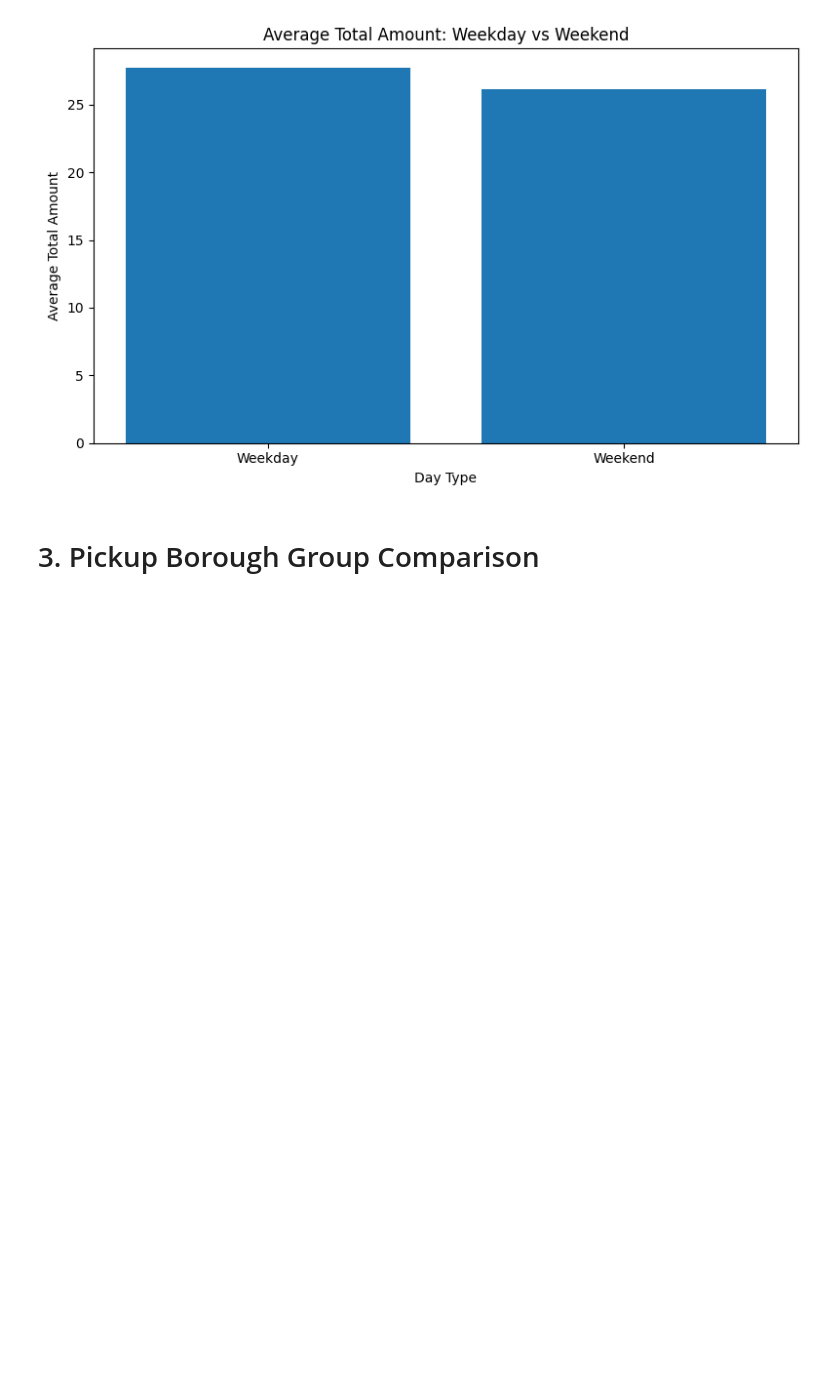
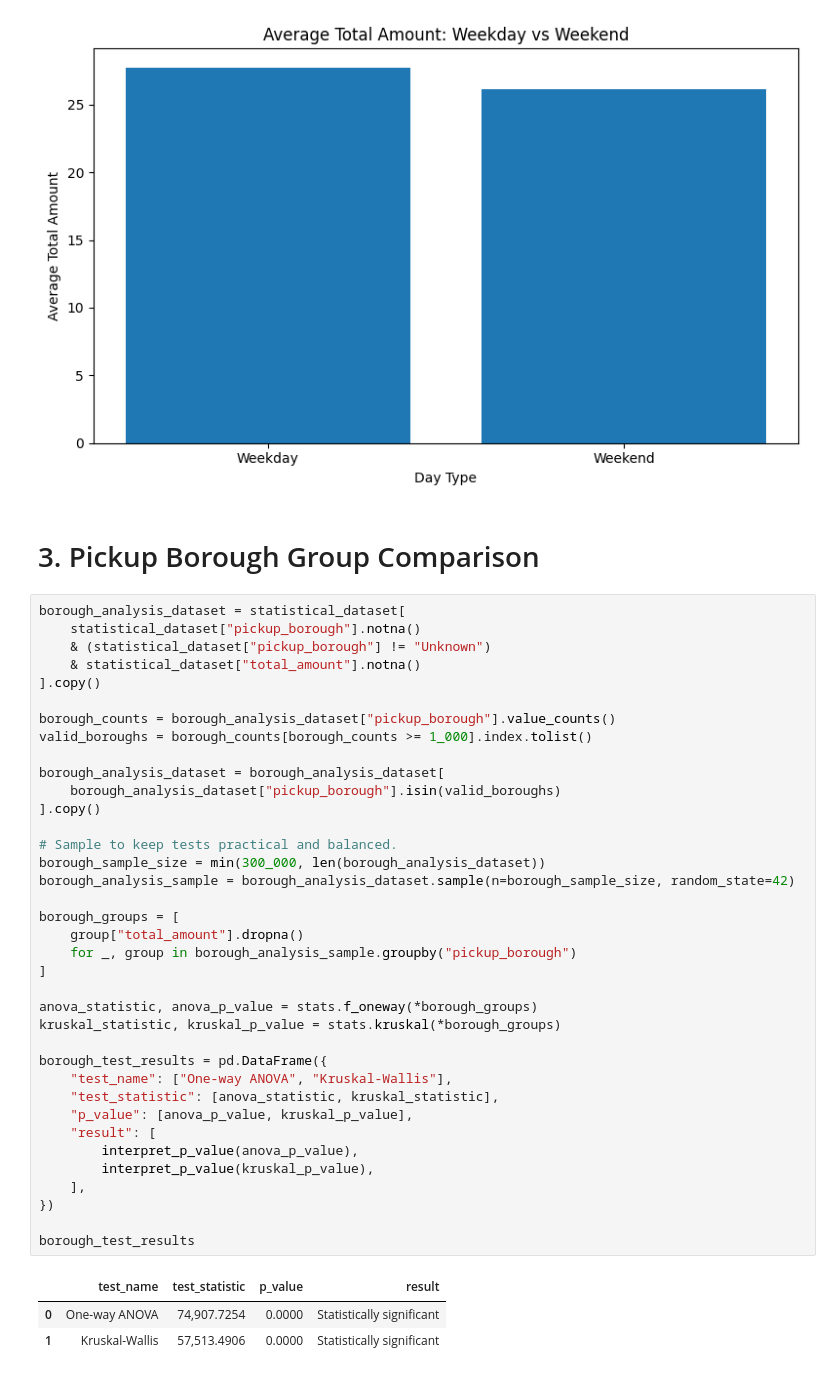
Before and after one commit to angelonels/NYCTaxiTripAnalytics, a Jupyter notebook: notebooks/04_statistical_analysis.ipynb, the cells around one changed output. Drawn from its saved outputs; the diff is of its cells as text; blank space fills up the shorter version.

```diff
--- a/notebooks/04_statistical_analysis.ipynb
+++ b/notebooks/04_statistical_analysis.ipynb
@@ -363,3 +363,44 @@ plt.show()
 [figure]
 # %% [markdown]
 # 3. Pickup Borough Group Comparison
+# %%
+borough_analysis_dataset = statistical_dataset[
+    statistical_dataset["pickup_borough"].notna()
+    & (statistical_dataset["pickup_borough"] != "Unknown")
+    & statistical_dataset["total_amount"].notna()
+].copy()
+
+borough_counts = borough_analysis_dataset["pickup_borough"].value_counts()
+valid_boroughs = borough_counts[borough_counts >= 1_000].index.tolist()
+
+borough_analysis_dataset = borough_analysis_dataset[
+    borough_analysis_dataset["pickup_borough"].isin(valid_boroughs)
+].copy()
+
+# Sample to keep tests practical and balanced.
+borough_sample_size = min(300_000, len(borough_analysis_dataset))
+borough_analysis_sample = borough_analysis_dataset.sample(n=borough_sample_size, random_state=42)
+
+borough_groups = [
+    group["total_amount"].dropna()
+    for _, group in borough_analysis_sample.groupby("pickup_borough")
+]
+
+anova_statistic, anova_p_value = stats.f_oneway(*borough_groups)
+kruskal_statistic, kruskal_p_value = stats.kruskal(*borough_groups)
+
+borough_test_results = pd.DataFrame({
+    "test_name": ["One-way ANOVA", "Kruskal-Wallis"],
+    "test_statistic": [anova_statistic, kruskal_statistic],
+    "p_value": [anova_p_value, kruskal_p_value],
+    "result": [
+        interpret_p_value(anova_p_value),
+        interpret_p_value(kruskal_p_value),
+    ],
+})
+
+borough_test_results
+# %% [output]
+|  | test_name | test_statistic | p_value | result |
+| 0 | One-way ANOVA | 74,907.7254 | 0.0000 | Statistically significant |
+| 1 | Kruskal-Wallis | 57,513.4906 | 0.0000 | Statistically significant |
```
